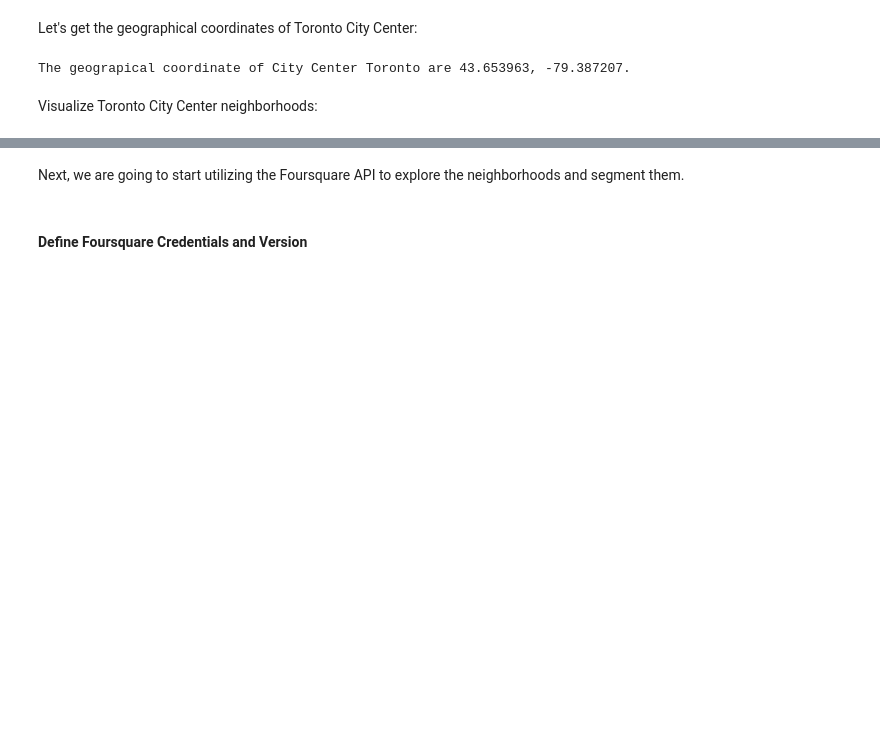
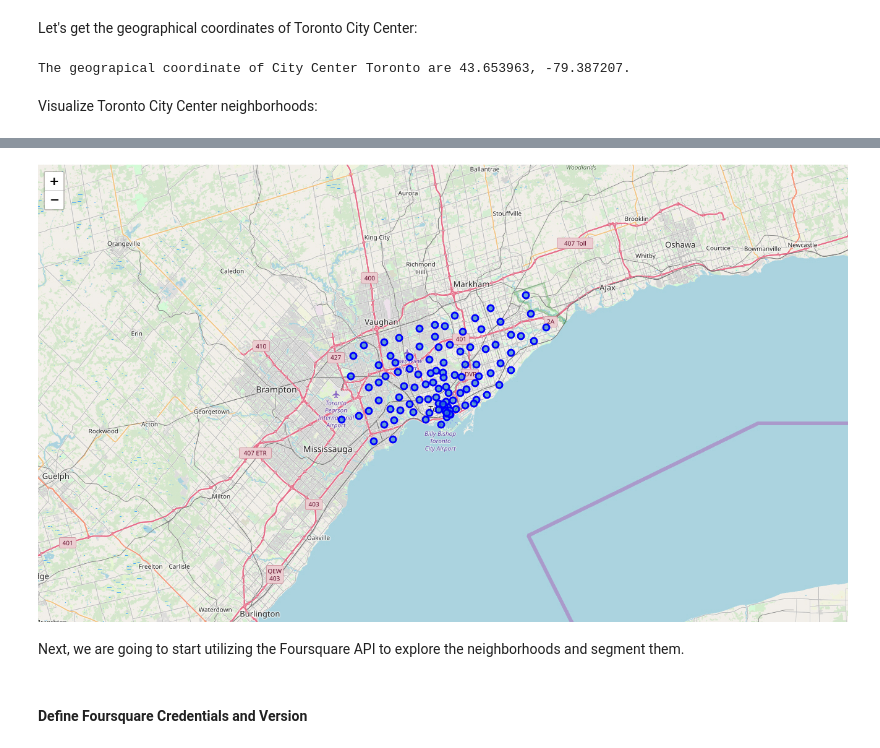
Before and after one commit to Dirkmd/Coursera_Capstone, a Jupyter notebook: Neighborhoods-Toronto-Part3.ipynb, the cells around one changed output, grey strips where cells are left out. Drawn from its saved outputs; the diff is of its cells as text; code cells hidden in the pictures; blank space fills up the shorter version.

```diff
--- a/Neighborhoods-Toronto-Part3.ipynb
+++ b/Neighborhoods-Toronto-Part3.ipynb
@@ -253,3 +251,8 @@ map_torontoCity
+# %%
+import IPython
+IPython.display.Image("map_toronto.jpg")
+# %% [output]
+[figure, added]
 # %% [markdown]
 Next, we are going to start utilizing the Foursquare API to explore the neighborhoods and segment them.
 # %% [markdown]
```
Also changed, not shown: parts of 6 cells of this notebook, 1 other file.
